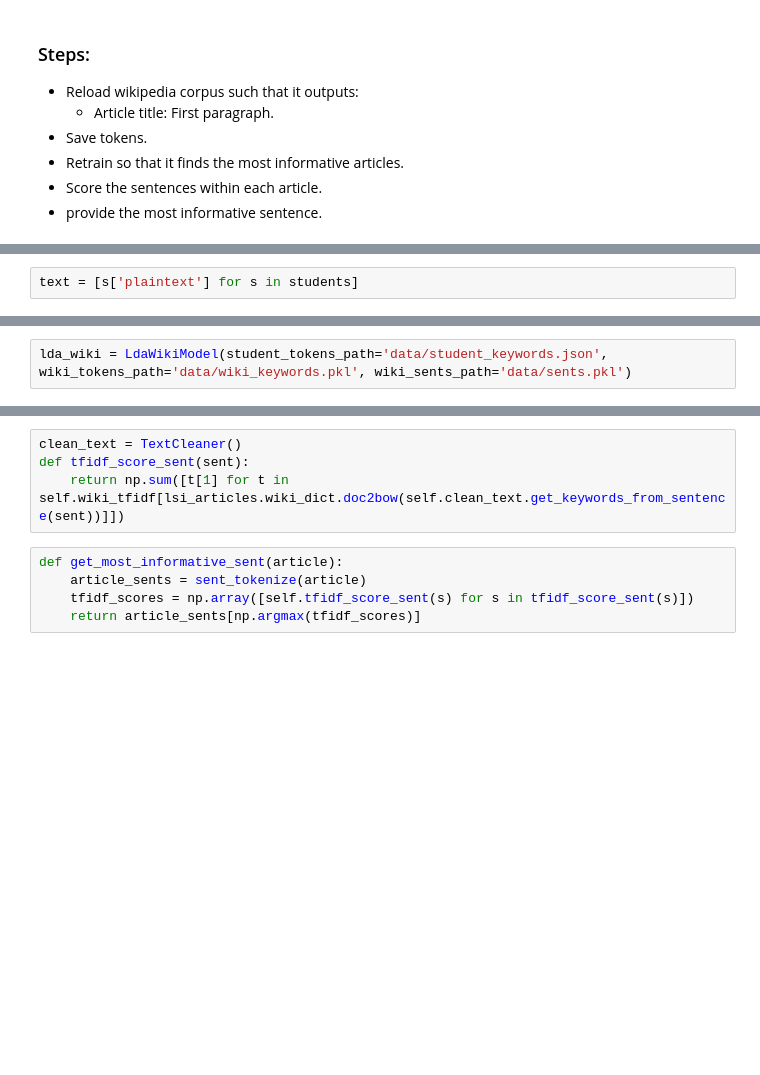
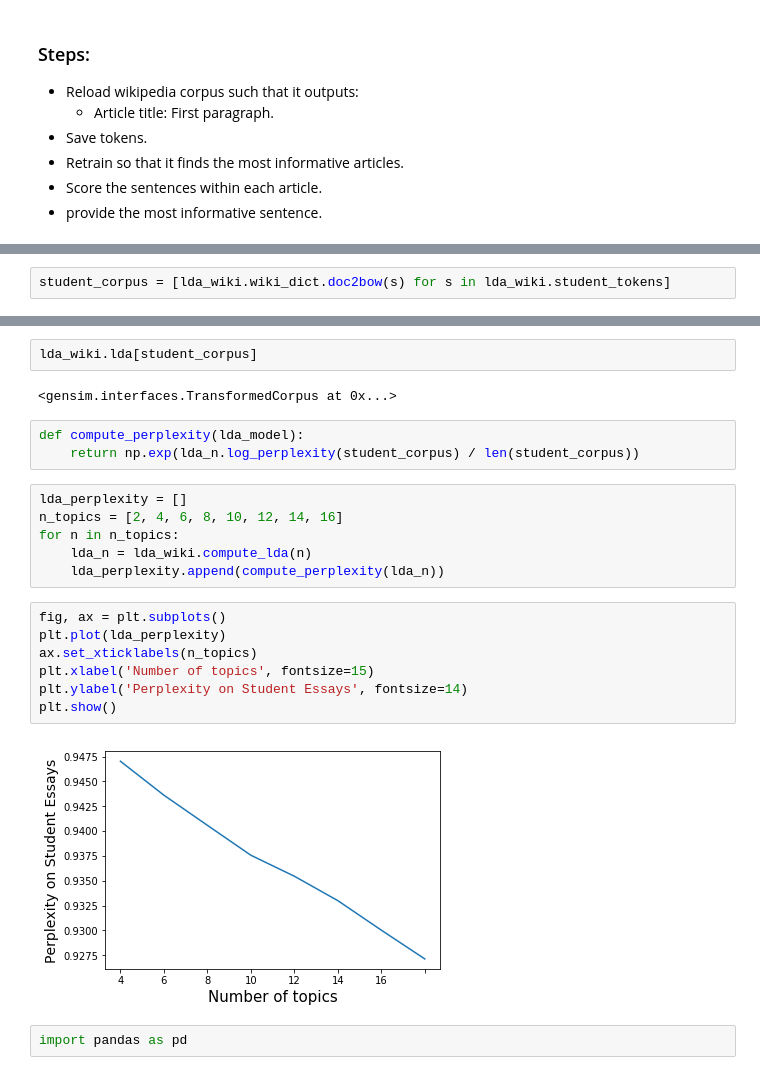
Before and after one commit to mibarguen/complementary_fact_finder, a Jupyter notebook: notebooks/05-model-improvement.ipynb, the cells around one changed output, grey strips where cells are left out. Saved outputs shown, nothing was run; the diff lists cells and outputs as text; blank space fills up the shorter version.

```diff
--- a/notebooks/05-model-improvement.ipynb
+++ b/notebooks/05-model-improvement.ipynb
@@ -24,2 +22,2 @@ with open('data/tai-documents-v3.json', 'r') as f:
 # %%
-text = [s['plaintext'] for s in students]
+student_corpus = [lda_wiki.wiki_dict.doc2bow(s) for s in lda_wiki.student_tokens]
@@ -46,2 +23,0 @@ I hope you liked learning about space. Like the fun facts about space, different
-# %%
-lda_wiki = LdaWikiModel(student_tokens_path='data/student_keywords.json', wiki_tokens_path='data/wiki_keywords.pkl', wiki_sents_path='data/sents.pkl')
@@ -78,9 +24,24 @@ Score: 0.5600000023841858
-# %%
-clean_text = TextCleaner()
-def tfidf_score_sent(sent):
-    return np.sum([t[1] for t in self.wiki_tfidf[lsi_articles.wiki_dict.doc2bow(self.clean_text.get_keywords_from_sentence(sent))]])
-# %%
-def get_most_informative_sent(article):
-    article_sents = sent_tokenize(article)
-    tfidf_scores = np.array([self.tfidf_score_sent(s) for s in tfidf_score_sent(s)])
-    return article_sents[np.argmax(tfidf_scores)]
+# %%
+lda_wiki.lda[student_corpus]
+# %% [output]
+<gensim.interfaces.TransformedCorpus at 0x...>
+# %%
+def compute_perplexity(lda_model):
+    return np.exp(lda_n.log_perplexity(student_corpus) / len(student_corpus))
+# %%
+lda_perplexity = []
+n_topics = [2, 4, 6, 8, 10, 12, 14, 16]
+for n in n_topics:
+    lda_n = lda_wiki.compute_lda(n)
+    lda_perplexity.append(compute_perplexity(lda_n))
+# %%
+fig, ax = plt.subplots()
+plt.plot(lda_perplexity)
+ax.set_xticklabels(n_topics)
+plt.xlabel('Number of topics', fontsize=15)
+plt.ylabel('Perplexity on Student Essays', fontsize=14)
+plt.show()
+# %% [output]
+[figure, added]
+# %%
+import pandas as pd
```
Also changed, not shown: parts of 14 cells of this notebook, 5 other files.
